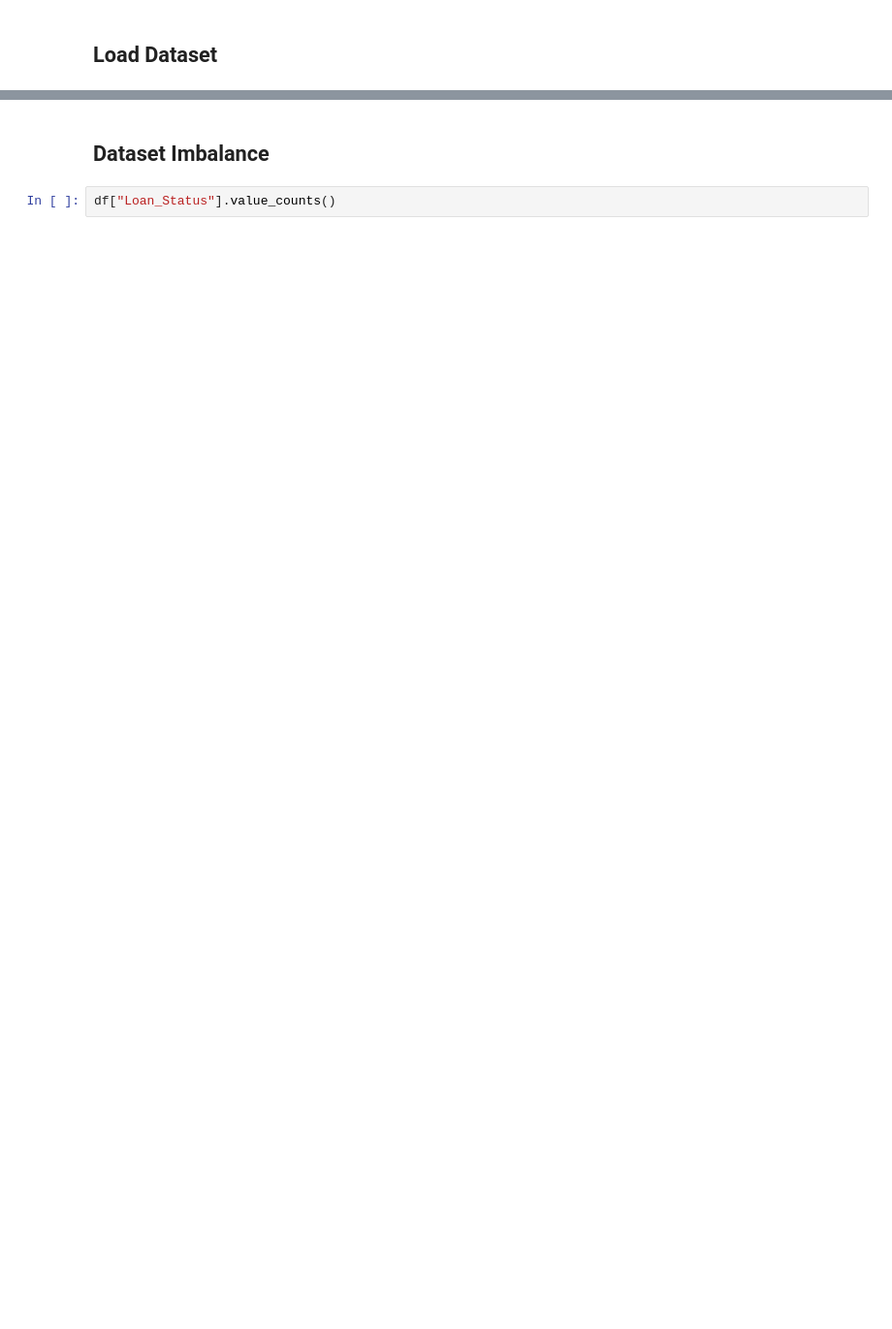
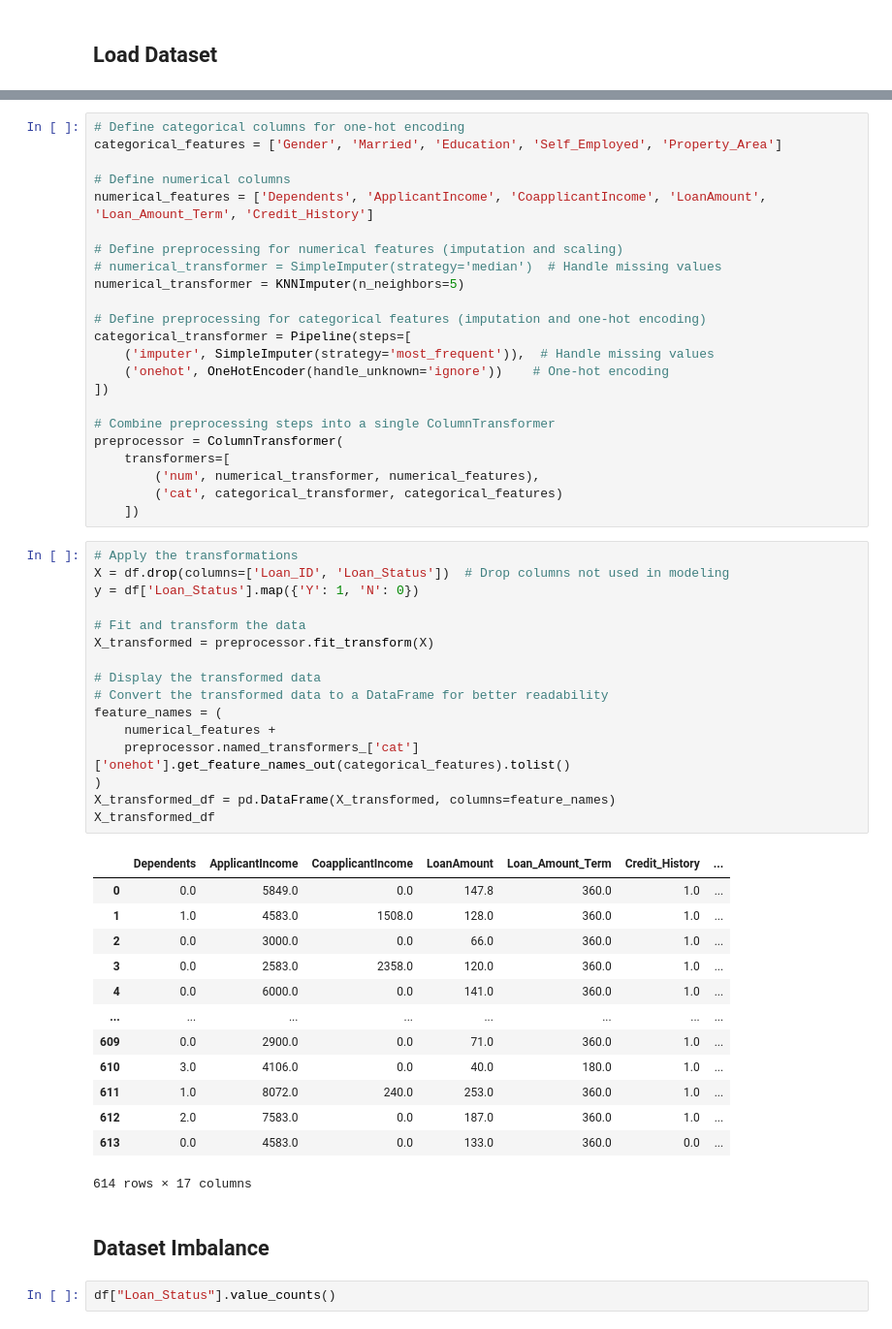
Before and after one commit to SpollaL/loan_approval_prediction_API, a Jupyter notebook: build_model.ipynb, the cells around one changed output, grey strips where cells are left out. Shown at 97% size. Drawn from its saved outputs; the diff is of its cells as text; blank space fills up the shorter version.

Commit message:
added sklearn pipeline

```diff
--- a/build_model.ipynb
+++ b/build_model.ipynb
@@ -41,3 +46,56 @@ Dataset size: (480, 12)
+# %%
+# Define categorical columns for one-hot encoding
+categorical_features = ['Gender', 'Married', 'Education', 'Self_Employed', 'Property_Area']
+
+# Define numerical columns
+numerical_features = ['Dependents', 'ApplicantIncome', 'CoapplicantIncome', 'LoanAmount', 'Loan_Amount_Term', 'Credit_History']
+
+# Define preprocessing for numerical features (imputation and scaling)
+# numerical_transformer = SimpleImputer(strategy='median')  # Handle missing values
+numerical_transformer = KNNImputer(n_neighbors=5)
+
+# Define preprocessing for categorical features (imputation and one-hot encoding)
+categorical_transformer = Pipeline(steps=[
+    ('imputer', SimpleImputer(strategy='most_frequent')),  # Handle missing values
+    ('onehot', OneHotEncoder(handle_unknown='ignore'))    # One-hot encoding
+])
+
+# Combine preprocessing steps into a single ColumnTransformer
+preprocessor = ColumnTransformer(
+    transformers=[
+        ('num', numerical_transformer, numerical_features),
+        ('cat', categorical_transformer, categorical_features)
+    ])
+# %%
+# Apply the transformations
+X = df.drop(columns=['Loan_ID', 'Loan_Status'])  # Drop columns not used in modeling
+y = df['Loan_Status'].map({'Y': 1, 'N': 0})
+
+# Fit and transform the data
+X_transformed = preprocessor.fit_transform(X)
+
+# Display the transformed data
+# Convert the transformed data to a DataFrame for better readability
+feature_names = (
+    numerical_features +
+    preprocessor.named_transformers_['cat']['onehot'].get_feature_names_out(categorical_features).tolist()
+)
+X_transformed_df = pd.DataFrame(X_transformed, columns=feature_names)
+X_transformed_df
+# %% [output]
+|  | Dependents | ApplicantIncome | CoapplicantIncome | LoanAmount | Loan_Amount_Term | Credit_History | ... |
+| 0 | 0.0 | 5849.0 | 0.0 | 147.8 | 360.0 | 1.0 | ... |
+| 1 | 1.0 | 4583.0 | 1508.0 | 128.0 | 360.0 | 1.0 | ... |
+| 2 | 0.0 | 3000.0 | 0.0 | 66.0 | 360.0 | 1.0 | ... |
+| 3 | 0.0 | 2583.0 | 2358.0 | 120.0 | 360.0 | 1.0 | ... |
+| 4 | 0.0 | 6000.0 | 0.0 | 141.0 | 360.0 | 1.0 | ... |
+| ... | ... | ... | ... | ... | ... | ... | ... |
+| 609 | 0.0 | 2900.0 | 0.0 | 71.0 | 360.0 | 1.0 | ... |
+| 610 | 3.0 | 4106.0 | 0.0 | 40.0 | 180.0 | 1.0 | ... |
+| 611 | 1.0 | 8072.0 | 240.0 | 253.0 | 360.0 | 1.0 | ... |
+| 612 | 2.0 | 7583.0 | 0.0 | 187.0 | 360.0 | 1.0 | ... |
+| 613 | 0.0 | 4583.0 | 0.0 | 133.0 | 360.0 | 0.0 | ... |
+614 rows × 17 columns
 # %% [markdown]
 ## Dataset Imbalance
 # %%
```
Also changed, not shown: parts of 25 cells of this notebook, 1 other file.
